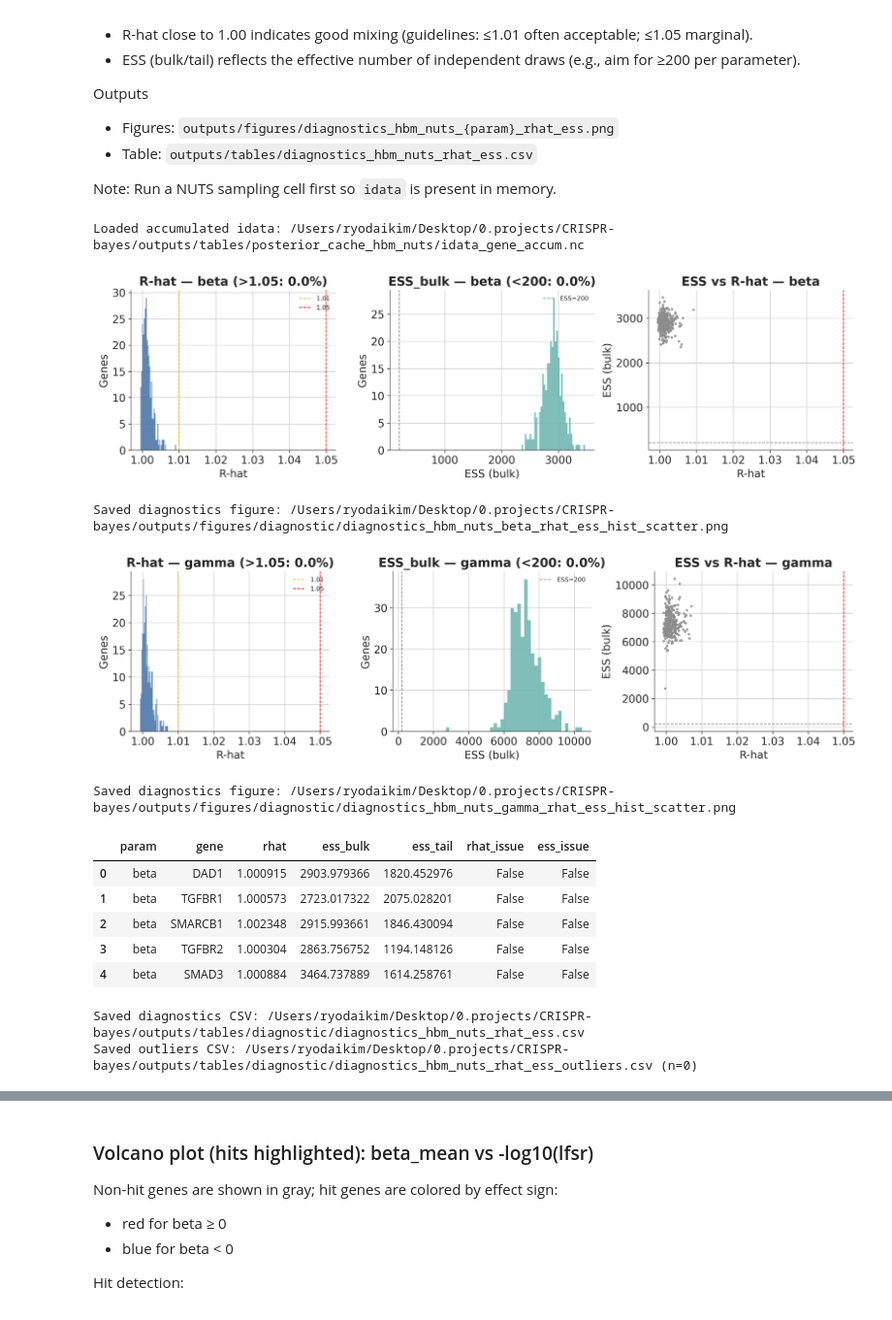
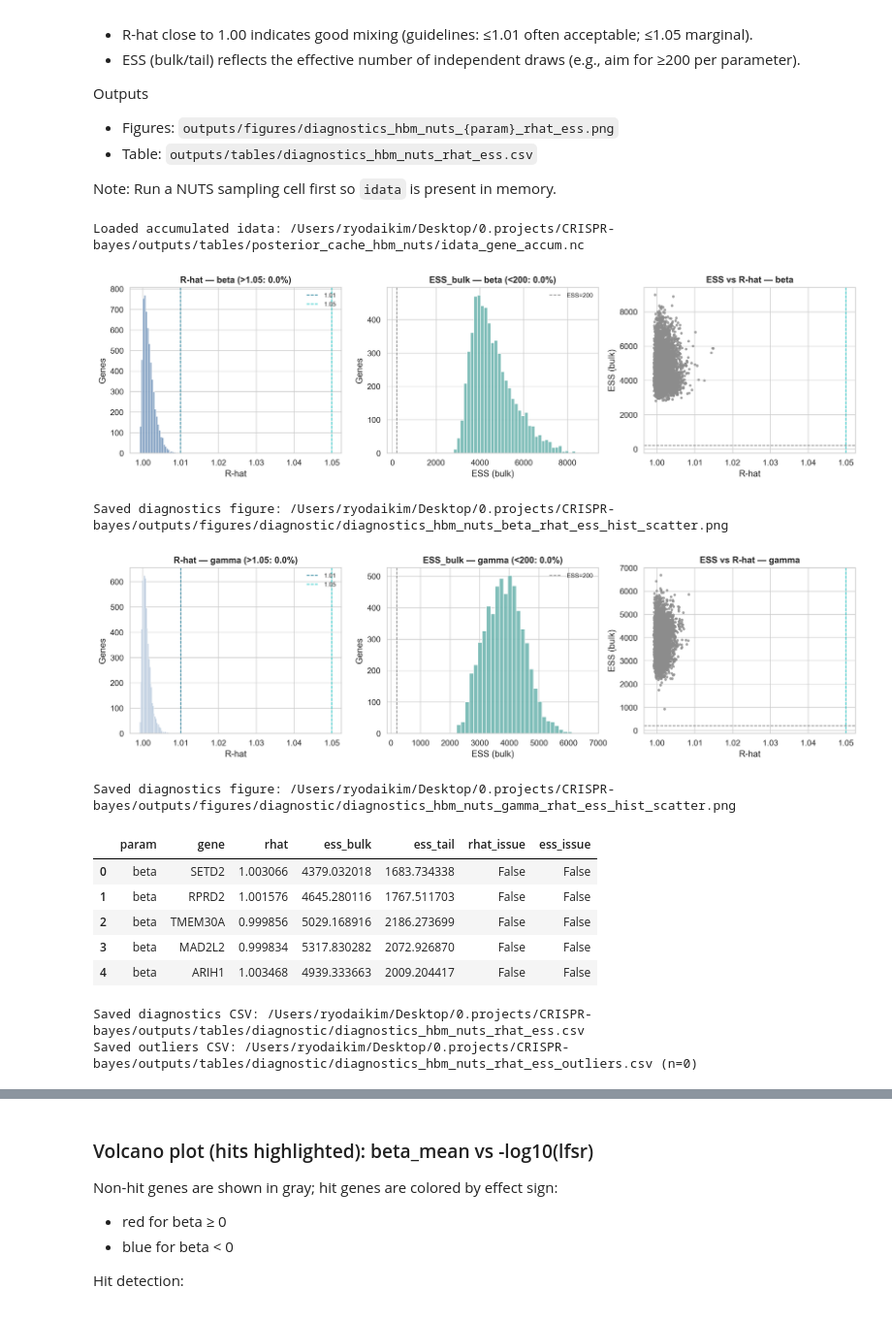
Before and after one commit to ryodaiKim/CRISPR-Bayes-Screen, a Jupyter notebook: notebooks/CRISPR_Bayes/01_HBM-CRISPR.ipynb, the cells around one changed output, grey strips where cells are left out. Shown at 97% size. Cells and saved outputs as stored; diff of their text form; code cells hidden in the pictures.

Commit message:
MCMC result saved

```diff
--- a/notebooks/CRISPR_Bayes/01_HBM-CRISPR.ipynb
+++ b/notebooks/CRISPR_Bayes/01_HBM-CRISPR.ipynb
@@ -1427,0 +1628,27 @@ Initialized accumulated idata at: /Users/ryodaikim/Desktop/0.projects/CRISPR-bay
+# %%
+# Helper: run batches 1..10 sequentially using stratified assignment
+# Requires the stratified assignment CSV to be created by the prior cell.
+# This will set BATCH_NO and call run_hbm_nuts_batch for each, printing progress.
+
+assert 'run_hbm_nuts_batch' in globals(), "run_hbm_nuts_batch not found. Execute the NUTS cell that defines it first."
+
+TOTAL_BATCHES = 10
+results = []
+for b in range(1, TOTAL_BATCHES + 1):
+    print(f"\n=== Running stratified NUTS batch {b}/{TOTAL_BATCHES} ===")
+    try:
+        idata_b, out_df_b = run_hbm_nuts_batch(batch_no=b, verbose=True)
+        results.append({'batch_no': b, 'n_genes': len(out_df_b), 'ok': True})
+        print(f"Completed batch {b}: genes={len(out_df_b)}")
+    except Exception as e:
+        results.append({'batch_no': b, 'n_genes': 0, 'ok': False, 'error': str(e)})
+        print(f"[ERROR] Batch {b} failed: {e}")
+
+# Summary
+ok = sum(1 for r in results if r.get('ok'))
+print(f"\nDone. Successful batches: {ok}/{TOTAL_BATCHES}")
+try:
+    import pandas as _pd
+    display(_pd.DataFrame(results))
+except Exception:
+    print(results)
@@ -1560,8 +1862,8 @@ for v in param_candidates:
     # Histogram of R-hat
     ax = axes[0]
     ax.hist(rhat_vals[np.isfinite(rhat_vals)], bins=40, color='#4C78A8', alpha=0.9)
-    ax.axvline(1.01, color='orange', linestyle='--', linewidth=1, label='1.01')
-    ax.axvline(RHAT_WARN, color='red', linestyle='--', linewidth=1, label=f'{RHAT_WARN}')
+    ax.axvline(1.01, color='C0', linestyle='--', linewidth=1, label='1.01')
+    ax.axvline(RHAT_WARN, color='C1', linestyle='--', linewidth=1, label=f'{RHAT_WARN}')
     ax.set_xlabel('R-hat')
     ax.set_ylabel('Genes')
     ax.set_title(f'R-hat — {v} (>{RHAT_WARN}: {frac_rhat:.1%})')
@@ -1580,7 +1882,7 @@ for v in param_candidates:
     ax = axes[2]
     colors = np.where(flag_rhat | flag_ess, '#d62728', '#8c8c8c')
     ax.scatter(rhat_vals, ess_vals, c=colors, s=12, alpha=0.8, edgecolors='none')
-    ax.axvline(RHAT_WARN, color='red', linestyle='--', linewidth=1)
+    ax.axvline(RHAT_WARN, color='C1', linestyle='--', linewidth=1)
     ax.axhline(ESS_MIN, color='gray', linestyle='--', linewidth=1)
     ax.set_xlabel('R-hat')
     ax.set_ylabel('ESS (bulk)')
@@ -1598,43 +1900,43 @@ for v in param_candidates:
     out_fig = fig_dir / f'diagnostic/diagnostics_hbm_nuts_{v}_rhat_ess_hist_scatter.png'
     plt.savefig(out_fig, dpi=150, bbox_inches='tight')
     plt.show()
     print(f"Saved diagnostics figure: {out_fig}")
 
 # Save combined diagnostics CSV and outliers
 if rows:
     out_df = pd.concat(rows, ignore_index=True)
     RHAT_WARN = 1.05
     ESS_MIN = 200
     out_df['rhat_issue'] = out_df['rhat'] > RHAT_WARN
     out_df['ess_issue'] = out_df['ess_bulk'] < ESS_MIN
 
     # Save full diagnostics
     out_csv = table_dir / 'diagnostic/diagnostics_hbm_nuts_rhat_ess.csv'
     out_df.to_csv(out_csv, index=False)
 
     # Save outliers (any issue)
     outliers = out_df[(out_df['rhat_issue']) | (out_df['ess_issue'])].copy()
     outliers_path = table_dir / 'diagnostic/diagnostics_hbm_nuts_rhat_ess_outliers.csv'
     outliers.to_csv(outliers_path, index=False)
 
     # Preview
     display(out_df.head())
     print(f"Saved diagnostics CSV: {out_csv}")
     print(f"Saved outliers CSV: {outliers_path} (n={len(outliers)})")
 else:
     print("No diagnostics computed (no matching parameters present).")
 # %% [output]
 Loaded accumulated idata: /Users/ryodaikim/Desktop/0.projects/CRISPR-bayes/outputs/tables/posterior_cache_hbm_nuts/idata_gene_accum.nc
-[figure, old version]
+[figure, new version]
 Saved diagnostics figure: /Users/ryodaikim/Desktop/0.projects/CRISPR-bayes/outputs/figures/diagnostic/diagnostics_hbm_nuts_beta_rhat_ess_hist_scatter.png
-[figure, old version]
+[figure, new version]
 Saved diagnostics figure: /Users/ryodaikim/Desktop/0.projects/CRISPR-bayes/outputs/figures/diagnostic/diagnostics_hbm_nuts_gamma_rhat_ess_hist_scatter.png
 |  | param | gene | rhat | ess_bulk | ess_tail | rhat_issue | ess_issue |
-| 0 | beta | DAD1 | 1.000915 | 2903.979366 | 1820.452976 | False | False |
-| 1 | beta | TGFBR1 | 1.000573 | 2723.017322 | 2075.028201 | False | False |
-| 2 | beta | SMARCB1 | 1.002348 | 2915.993661 | 1846.430094 | False | False |
-| 3 | beta | TGFBR2 | 1.000304 | 2863.756752 | 1194.148126 | False | False |
-| 4 | beta | SMAD3 | 1.000884 | 3464.737889 | 1614.258761 | False | False |
+| 0 | beta | SETD2 | 1.003066 | 4379.032018 | 1683.734338 | False | False |
+| 1 | beta | RPRD2 | 1.001576 | 4645.280116 | 1767.511703 | False | False |
+| 2 | beta | TMEM30A | 0.999856 | 5029.168916 | 2186.273699 | False | False |
+| 3 | beta | MAD2L2 | 0.999834 | 5317.830282 | 2072.926870 | False | False |
+| 4 | beta | ARIH1 | 1.003468 | 4939.333663 | 2009.204417 | False | False |
 Saved diagnostics CSV: /Users/ryodaikim/Desktop/0.projects/CRISPR-bayes/outputs/tables/diagnostic/diagnostics_hbm_nuts_rhat_ess.csv
 Saved outliers CSV: /Users/ryodaikim/Desktop/0.projects/CRISPR-bayes/outputs/tables/diagnostic/diagnostics_hbm_nuts_rhat_ess_outliers.csv (n=0)
 # %%
```
Also changed, not shown: parts of 17 cells of this notebook, 55 other files.
